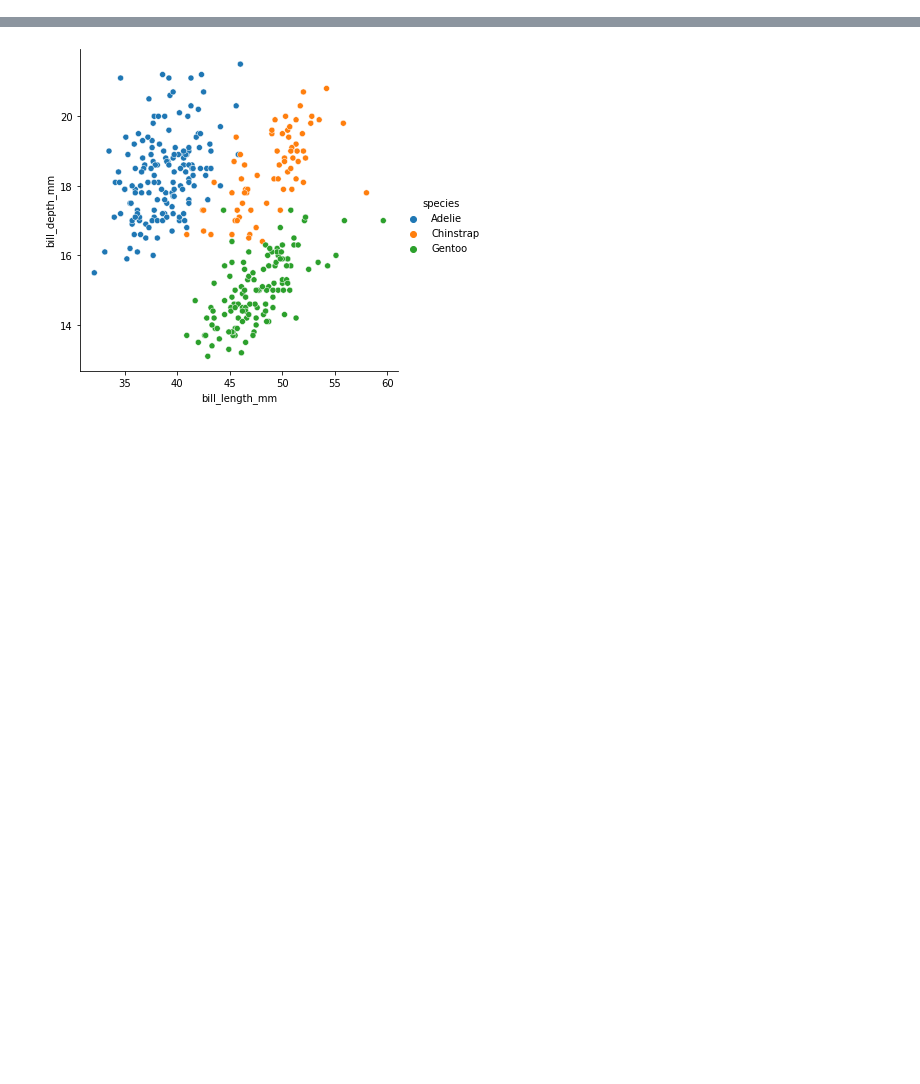
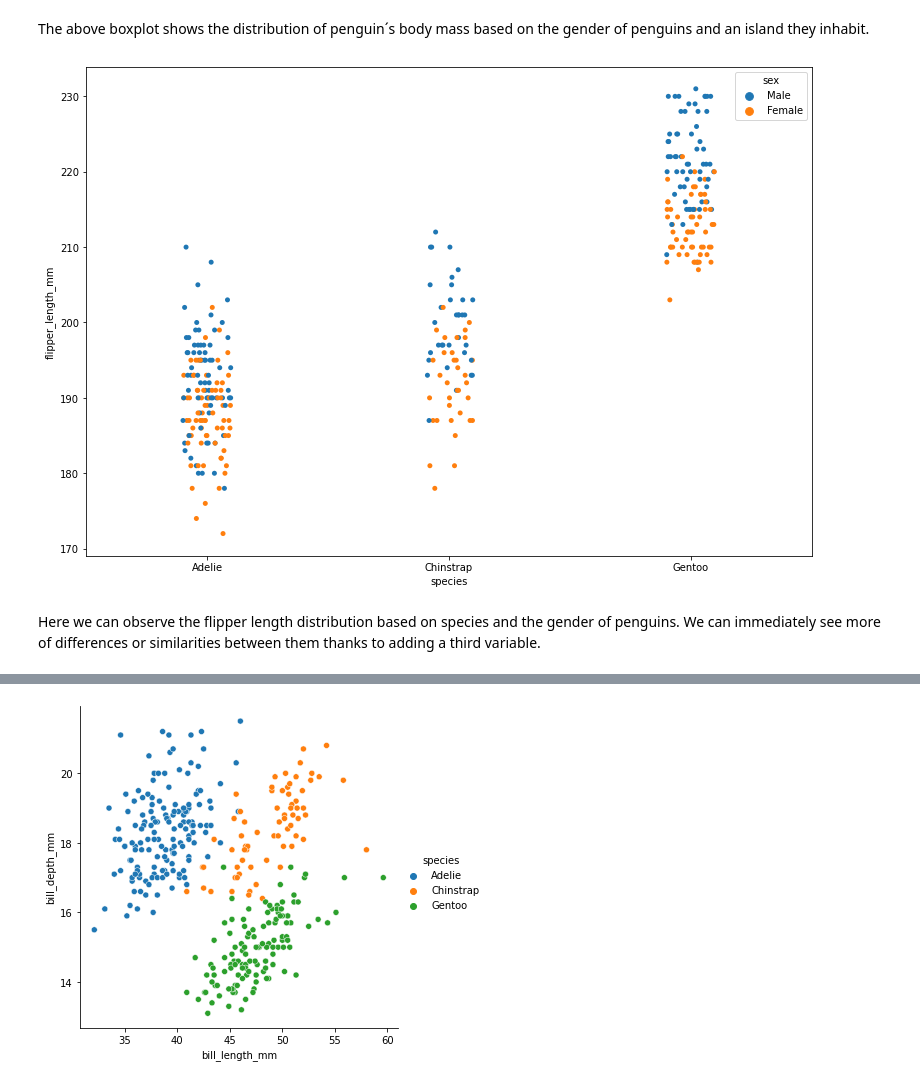
Before and after one commit to zatkopatrik/authentic-data-science, a Jupyter notebook: Jupyter_notebooks/3. Data-Visualization/3_4_15 Multivariate visualizations with Seaborn.ipynb, the cells around one changed output, grey strips where cells are left out. Saved outputs shown, nothing was run; the diff lists cells and outputs as text; code cells hidden in the pictures; blank space fills up the shorter version.

```diff
--- a/Jupyter_notebooks/3. Data-Visualization/3_4_15 Multivariate visualizations with Seaborn.ipynb
+++ b/Jupyter_notebooks/3. Data-Visualization/3_4_15 Multivariate visualizations with Seaborn.ipynb
@@ -46,0 +33,12 @@ sns.boxplot(data = penguins, x = 'island', y = 'body_mass_g', hue = 'sex');
+# %% [markdown]
+The above boxplot shows the distribution of penguin´s body mass based on the gender of penguins and an island they inhabit.
+# %%
+# A stripplot
+plt.subplots(figsize = (13,9))
+sns.stripplot(data = penguins, x = 'species',
+              y = 'flipper_length_mm',
+              hue ='sex');
+# %% [output]
+[figure, added]
+# %% [markdown]
+Here we can observe the flipper length distribution based on species and the gender of penguins. We can immediately see more of differences or similarities between them thanks to adding a third variable.
```
Also changed, not shown: parts of 17 cells of this notebook.
